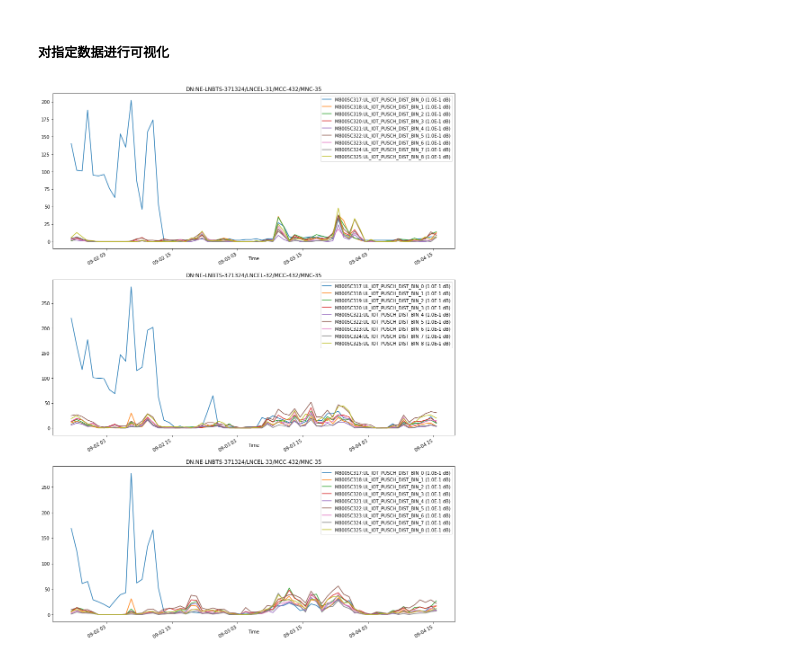
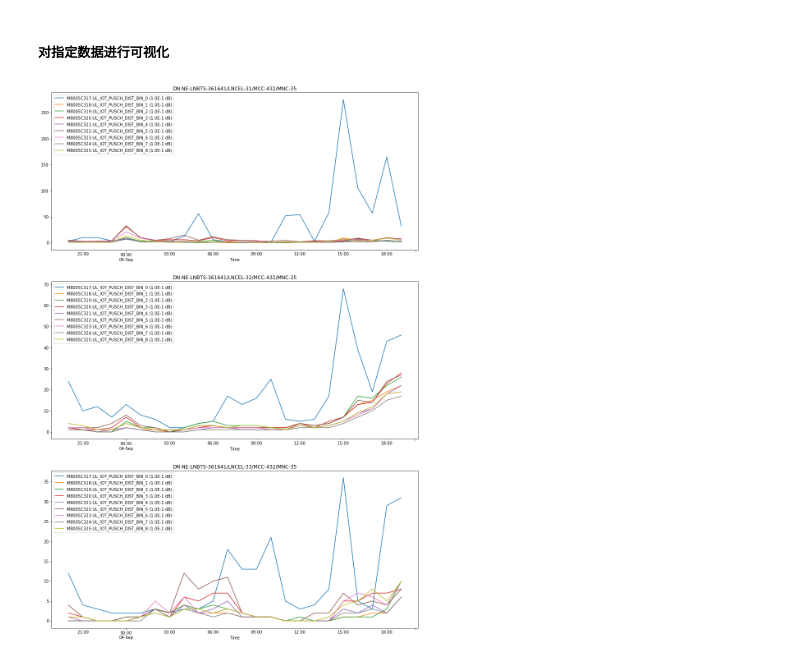
Before and after one commit to w26738/NSB, a Jupyter notebook: ltepat_analyzer.ipynb, the cells around one changed output. Drawn from its saved outputs; the diff is of its cells as text; code cells hidden in the pictures.

```diff
--- a/ltepat_analyzer.ipynb
+++ b/ltepat_analyzer.ipynb
@@ -20,7 +20,7 @@ warnings.filterwarnings('ignore')
 #### 读取文件
 # %%
 # 这里的excel文件是LTEPAT处理eNB Snapshot中的PM文件后的输出文件
-file = r"D:\userdata\anliu\Desktop\log\IRAN\Snapshot_MRBTS-371324\201809072246_PMOutput.xlsx"
+file = r"D:\userdata\anliu\Desktop\log\IRAN\Snapshot_MRBTS-361641\201809071240_PMOutput.xlsx"
 xls = pd.ExcelFile(file)
 # %% [markdown]
 #### 用字典形式存储所有KPI counter的ID和对应的名字
@@ -101,23 +101,23 @@ data_iot = data_crop(data, iot)
 ##### 对指定数据进行可视化
 # %%
 def visual_data(data):
-    grouped_by_cell = data_iot.groupby('localMoid')
+    grouped_by_cell = data.groupby('localMoid')
     # grouped_by_cell.plot(x='Time', y=data_iot.columns[3:12], kind="line", figsize=(16,8))
     fig = plt.figure(figsize=(16,24))
     n = len(grouped_by_cell)
     for i, (name, group) in enumerate(grouped_by_cell):
         ax = fig.add_subplot(n, 1, i+1)
         group.plot(x='Time', y=group.columns[3:], ax=ax, title=name)
 #         days = mdates.DayLocator(interval=1)
 #         hours = mdates.HourLocator(interval=6)
 #         ax.xaxis.set_major_locator(days)
 #         ax.xaxis.set_minor_locator(hours)
 #         ax.xaxis.set_major_formatter(mdates.DateFormatter('%D'))
 #         ax.xaxis.set_minor_formatter(mdates.DateFormatter('%H:%M'))
 #         ax.tick_params(pad=10)
 #         ax.legend(loc='lower left', bbox_to_anchor=(0.1, 0.3))
         ax.xaxis.set_label_coords(0.5, -0.05)
 
 visual_data(data_iot)
 # %% [output]
-[figure, old version]
+[figure, new version]
```
Also changed, not shown: parts of 1 cell of this notebook.
